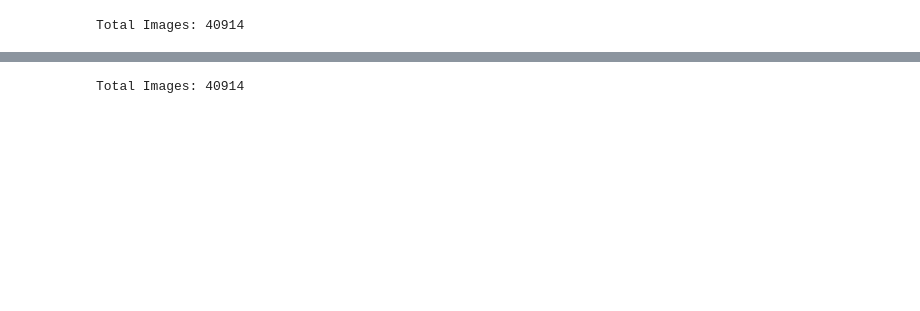
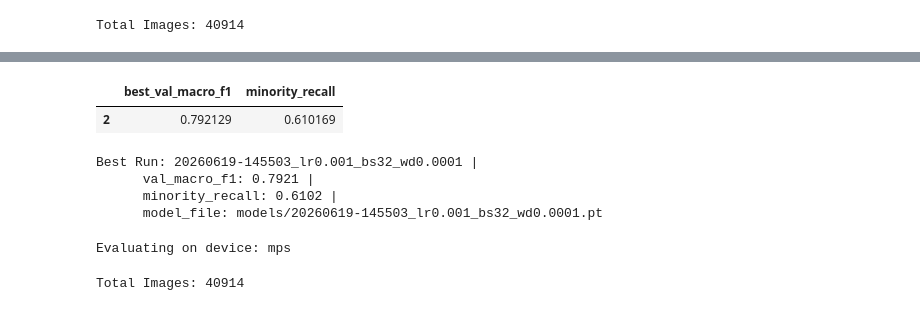
Before and after one commit to MADS-Milestone-2/Galaxy-Classifier, a Jupyter notebook: group-4-second-draft.ipynb, the cells around one changed output, grey strips where cells are left out. Saved outputs shown, nothing was run; the diff lists cells and outputs as text; code cells hidden in the pictures; blank space fills up the shorter version.

```diff
--- a/group-4-second-draft.ipynb
+++ b/group-4-second-draft.ipynb
@@ -668,0 +1076,17 @@ Total Images: 40914
+# %%
+leaderboard[["best_val_macro_f1", "minority_recall"]].head(1)
+# %% [output]
+|  | best_val_macro_f1 | minority_recall |
+| 2 | 0.792129 | 0.610169 |
+# %%
+best = leaderboard.iloc[0]
+best_model_path = best["model_file"]
+print(f"""Best Run: {best['run_id']} |
+      val_macro_f1: {best['best_val_macro_f1']:.4f} |
+      minority_recall: {best['minority_recall']:.4f} |
+      model_file: {best_model_path}""")
+# %% [output]
+Best Run: 20260619-145503_lr0.001_bs32_wd0.0001 |
+      val_macro_f1: 0.7921 |
+      minority_recall: 0.6102 |
+      model_file: models/20260619-145503_lr0.001_bs32_wd0.0001.pt
@@ -669,3 +1095,20 @@ Total Images: 40914
+# %%
+# Keep model and input tensors on the same device for evaluation
+if torch.backends.mps.is_available():
+    device = torch.device("mps")
+elif torch.cuda.is_available():
+    device = torch.device("cuda")
+else:
+    device = torch.device("cpu")
+
+state_dict = torch.load(best_model_path, map_location=device)
+model.load_state_dict(state_dict)
+model = model.to(device)
+model.eval()
+print(f"Evaluating on device: {device}")
+print(f"Model parameter device: {next(model.parameters()).device}")
+# %% [output]
+Evaluating on device: mps
 # %%
 test_dataset, test_loader = make_dataset_and_loader(
     test_hdf5,
```
Also changed, not shown: parts of 18 cells of this notebook, 19 other files.
